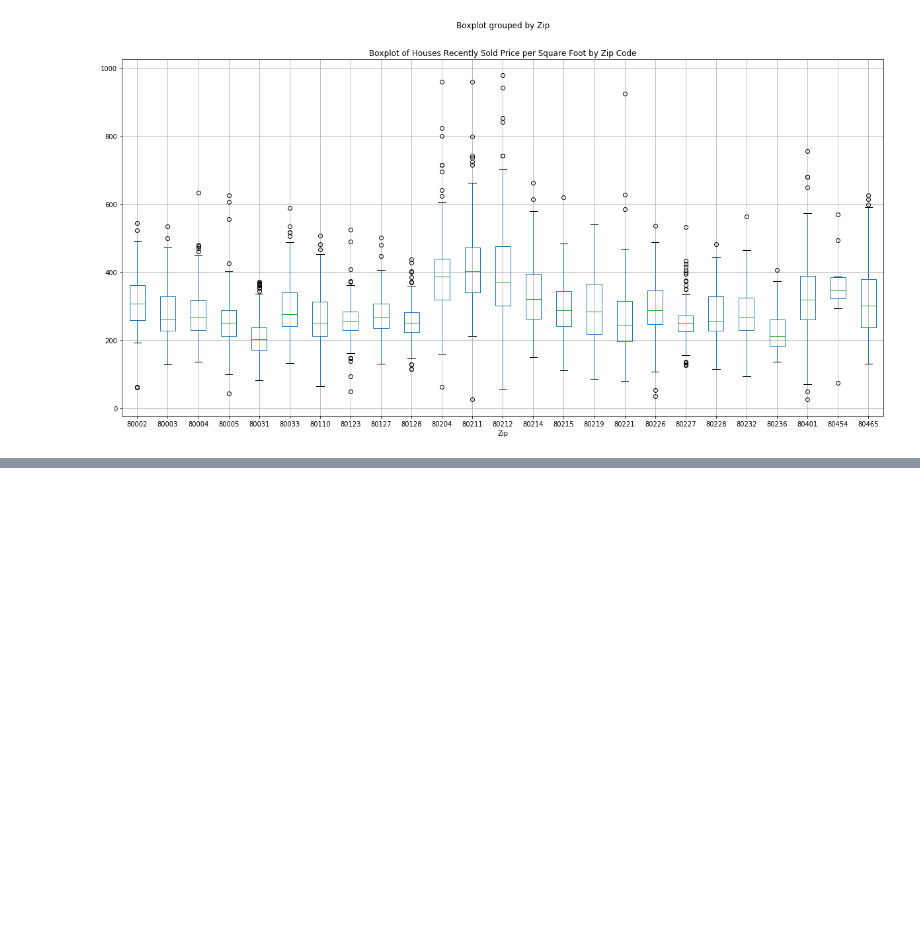
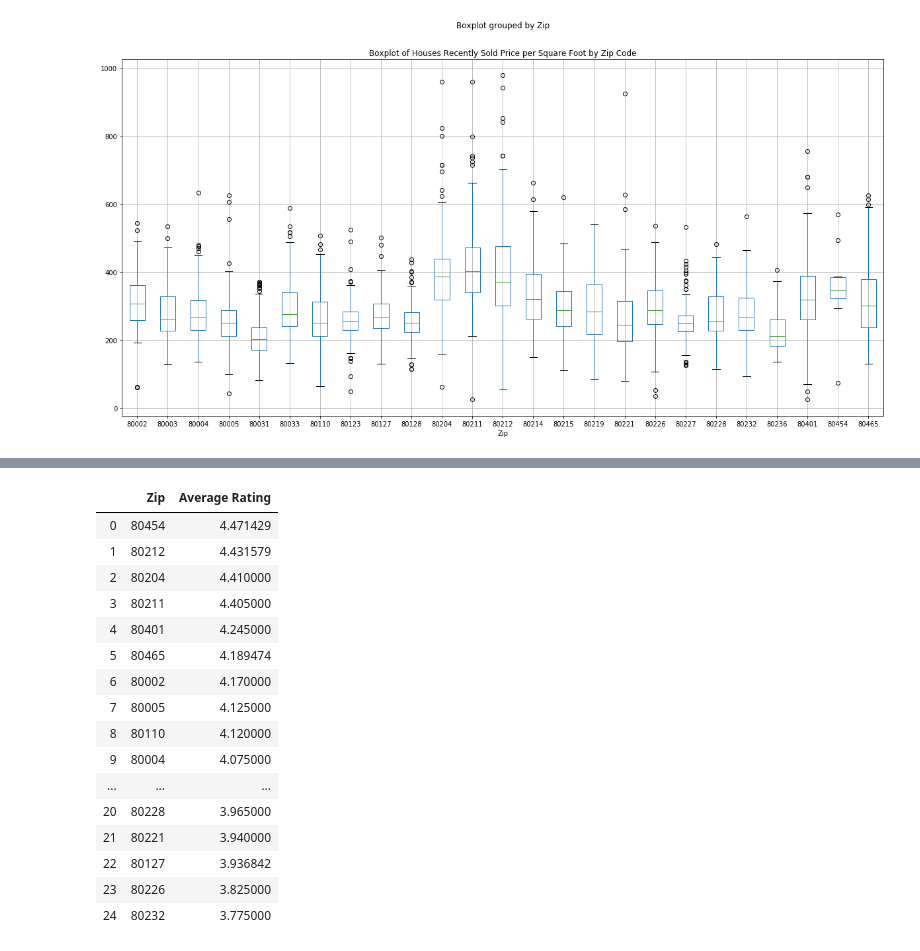
Before and after one commit to ngoodweiler/DU-Analytics-Project-1, a Jupyter notebook: Notebook/Price per Square Foot - Scatters.ipynb, the cells around one changed output, grey strips where cells are left out. Cells and saved outputs as stored; diff of their text form; code cells hidden in the pictures; blank space fills up the shorter version.

```diff
--- a/Notebook/Price per Square Foot - Scatters.ipynb
+++ b/Notebook/Price per Square Foot - Scatters.ipynb
@@ -246,0 +275,24 @@ for_sale_summary
+# %%
+# import restaurant ratings
+restaurant_df = pd.read_csv('../Resources/Restaurants.csv')
+restaurant_df = restaurant_df.rename(columns={'zip':'Zip'})
+restaurants = restaurant_df[['Zip','Average Rating']]
+restaurants
+# %% [output]
+|  | Zip | Average Rating |
+| 0 | 80454 | 4.471429 |
+| 1 | 80212 | 4.431579 |
+| 2 | 80204 | 4.410000 |
+| 3 | 80211 | 4.405000 |
+| 4 | 80401 | 4.245000 |
+| 5 | 80465 | 4.189474 |
+| 6 | 80002 | 4.170000 |
+| 7 | 80005 | 4.125000 |
+| 8 | 80110 | 4.120000 |
+| 9 | 80004 | 4.075000 |
+| ... | ... | ... |
+| 20 | 80228 | 3.965000 |
+| 21 | 80221 | 3.940000 |
+| 22 | 80127 | 3.936842 |
+| 23 | 80226 | 3.825000 |
+| 24 | 80232 | 3.775000 |
```
Also changed, not shown: parts of 4 cells of this notebook, 1 other file.
